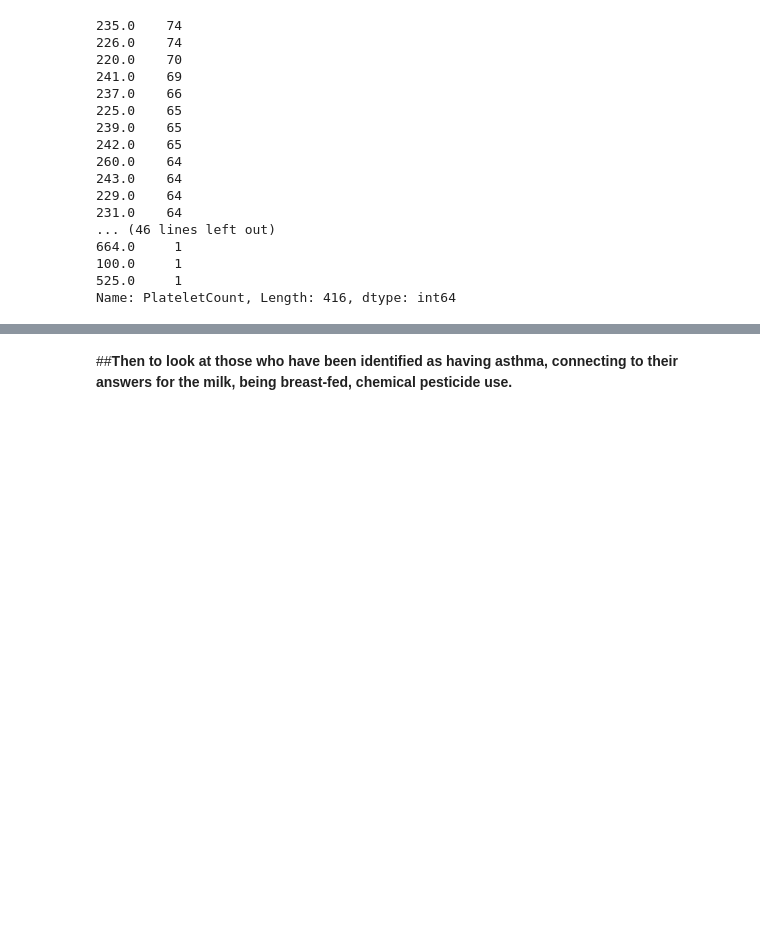
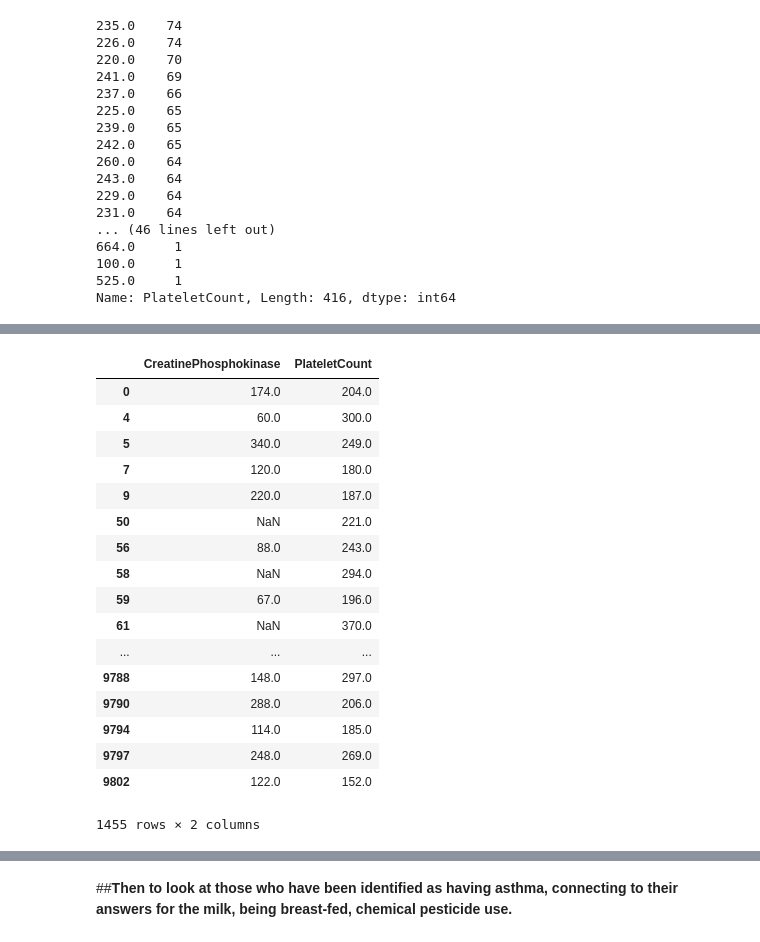
Before and after one commit to mightysquirrely/Capstone-2-Project, a Jupyter notebook: Capstone-2-Work.ipynb, the cells around one changed output, grey strips where cells are left out. Cells and saved outputs as stored; diff of their text form; code cells hidden in the pictures; blank space fills up the shorter version.

```diff
--- a/Capstone-2-Work.ipynb
+++ b/Capstone-2-Work.ipynb
@@ -269,0 +272,24 @@ When arthritis = 1.0, report the creatinephophokinase, plateletcount, then their
+# %%
+arthritis_bc = df.loc[(df['HasArthritis'] == 1), ['CreatinePhosphokinase', 'PlateletCount']]
+# %%
+arthritis_bc
+#What to do with Nan values?
+# %% [output]
+|  | CreatinePhosphokinase | PlateletCount |
+| 0 | 174.0 | 204.0 |
+| 4 | 60.0 | 300.0 |
+| 5 | 340.0 | 249.0 |
+| 7 | 120.0 | 180.0 |
+| 9 | 220.0 | 187.0 |
+| 50 | NaN | 221.0 |
+| 56 | 88.0 | 243.0 |
+| 58 | NaN | 294.0 |
+| 59 | 67.0 | 196.0 |
+| 61 | NaN | 370.0 |
+| ... | ... | ... |
+| 9788 | 148.0 | 297.0 |
+| 9790 | 288.0 | 206.0 |
+| 9794 | 114.0 | 185.0 |
+| 9797 | 248.0 | 269.0 |
+| 9802 | 122.0 | 152.0 |
+1455 rows × 2 columns
```
Also changed, not shown: parts of 5 cells of this notebook.
